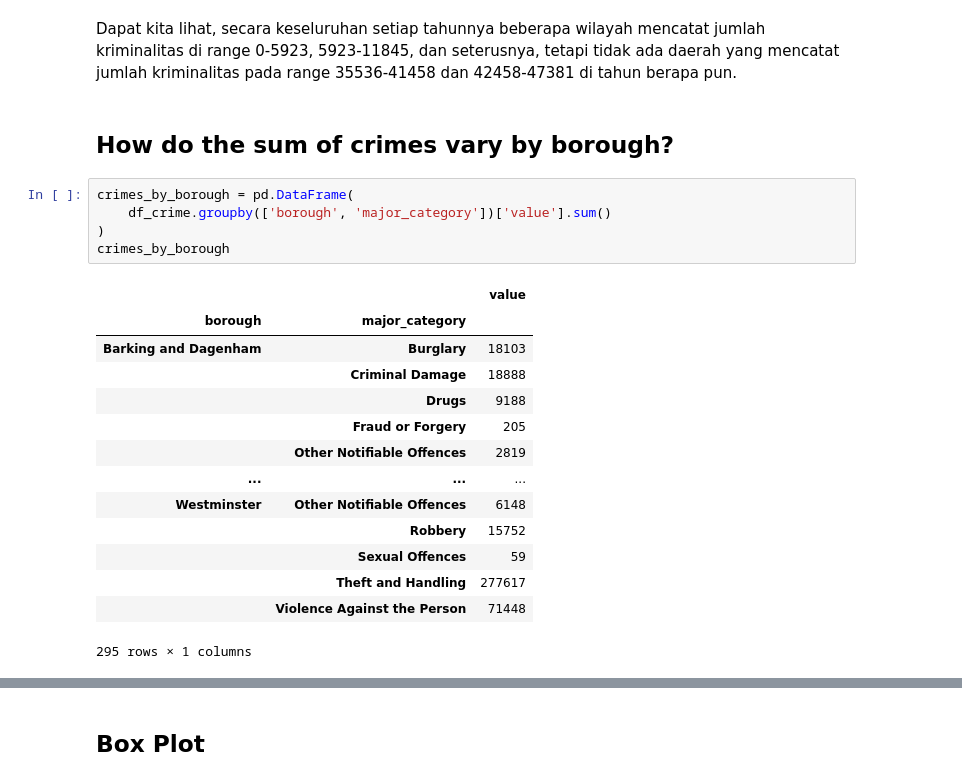
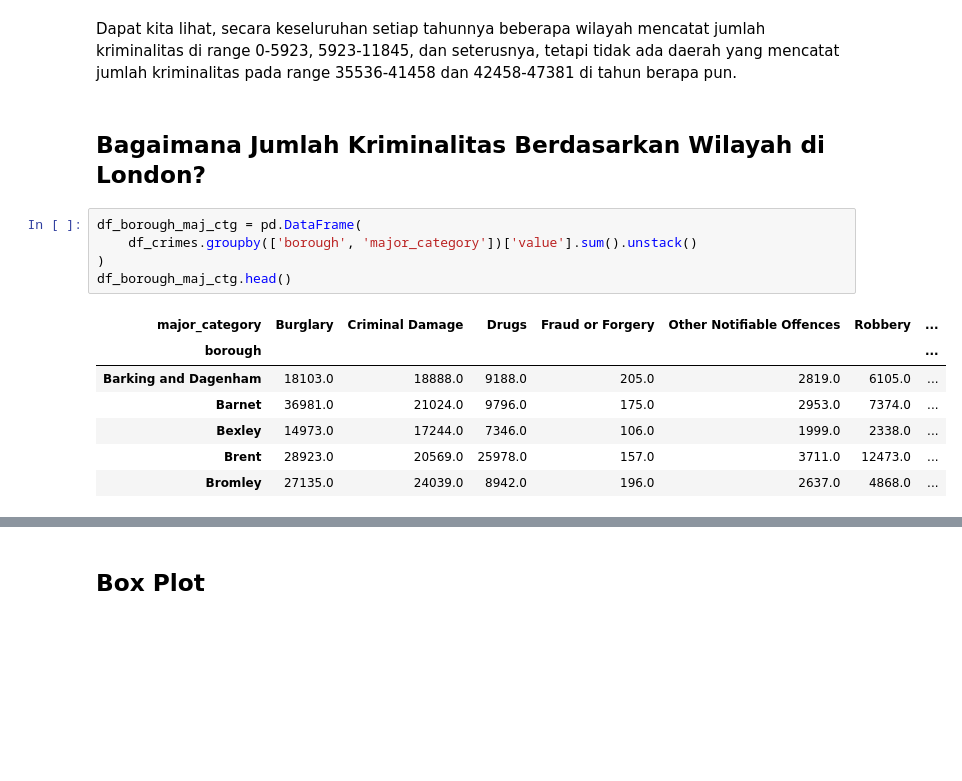
Before and after one commit to melinfebriani/PYTN_Assgn_1_4_Melin-Febriani, a Jupyter notebook: PYTN_Assgn_1_4_Melin-Febriani.ipynb, the cells around one changed output, grey strips where cells are left out. Drawn from its saved outputs; the diff is of its cells as text; blank space fills up the shorter version.

```diff
--- a/PYTN_Assgn_1_4_Melin-Febriani.ipynb
+++ b/PYTN_Assgn_1_4_Melin-Febriani.ipynb
@@ -221,25 +221,18 @@ plt.show()
 [figure]
 # %% [markdown]
 Dapat kita lihat, secara keseluruhan setiap tahunnya beberapa wilayah mencatat jumlah kriminalitas di range 0-5923, 5923-11845, dan seterusnya, tetapi tidak ada daerah yang mencatat jumlah kriminalitas pada range 35536-41458 dan 42458-47381 di tahun berapa pun.
-# %% [markdown]
-## How do the sum of crimes vary by borough?
+# %% [markdown]
+## Bagaimana Jumlah Kriminalitas Berdasarkan Wilayah di London?
 # %%
-crimes_by_borough = pd.DataFrame(
-    df_crime.groupby(['borough', 'major_category'])['value'].sum()
+df_borough_maj_ctg = pd.DataFrame(
+    df_crimes.groupby(['borough', 'major_category'])['value'].sum().unstack()
 )
-crimes_by_borough
+df_borough_maj_ctg.head()
 # %% [output]
-|  |  | value |
-| borough | major_category |  |
-| Barking and Dagenham | Burglary | 18103 |
-|  | Criminal Damage | 18888 |
-|  | Drugs | 9188 |
-|  | Fraud or Forgery | 205 |
-|  | Other Notifiable Offences | 2819 |
-| ... | ... | ... |
-| Westminster | Other Notifiable Offences | 6148 |
-|  | Robbery | 15752 |
-|  | Sexual Offences | 59 |
-|  | Theft and Handling | 277617 |
-|  | Violence Against the Person | 71448 |
+| major_category | Burglary | Criminal Damage | Drugs | Fraud or Forgery | Other Notifiable Offences | Robbery | ... |
+| borough |  |  |  |  |  |  | ... |
+| Barking and Dagenham | 18103.0 | 18888.0 | 9188.0 | 205.0 | 2819.0 | 6105.0 | ... |
+| Barnet | 36981.0 | 21024.0 | 9796.0 | 175.0 | 2953.0 | 7374.0 | ... |
+| Bexley | 14973.0 | 17244.0 | 7346.0 | 106.0 | 1999.0 | 2338.0 | ... |
+| Brent | 28923.0 | 20569.0 | 25978.0 | 157.0 | 3711.0 | 12473.0 | ... |
+| Bromley | 27135.0 | 24039.0 | 8942.0 | 196.0 | 2637.0 | 4868.0 | ... |
-295 rows × 1 columns
```
Also changed, not shown: parts of 41 cells of this notebook.
